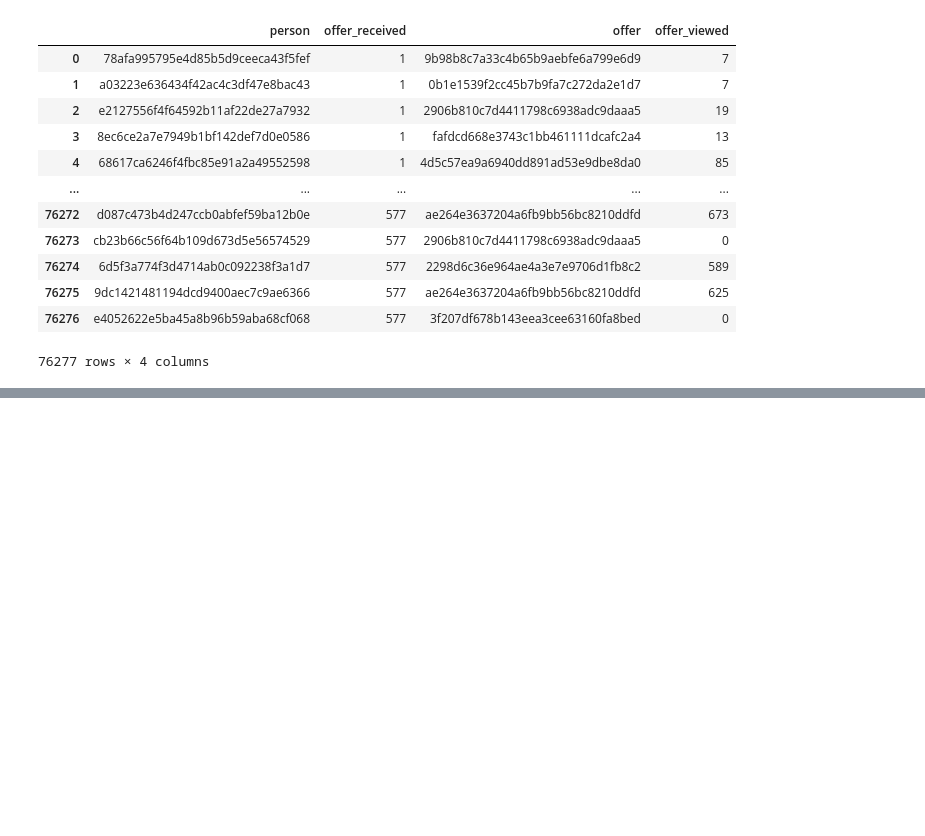
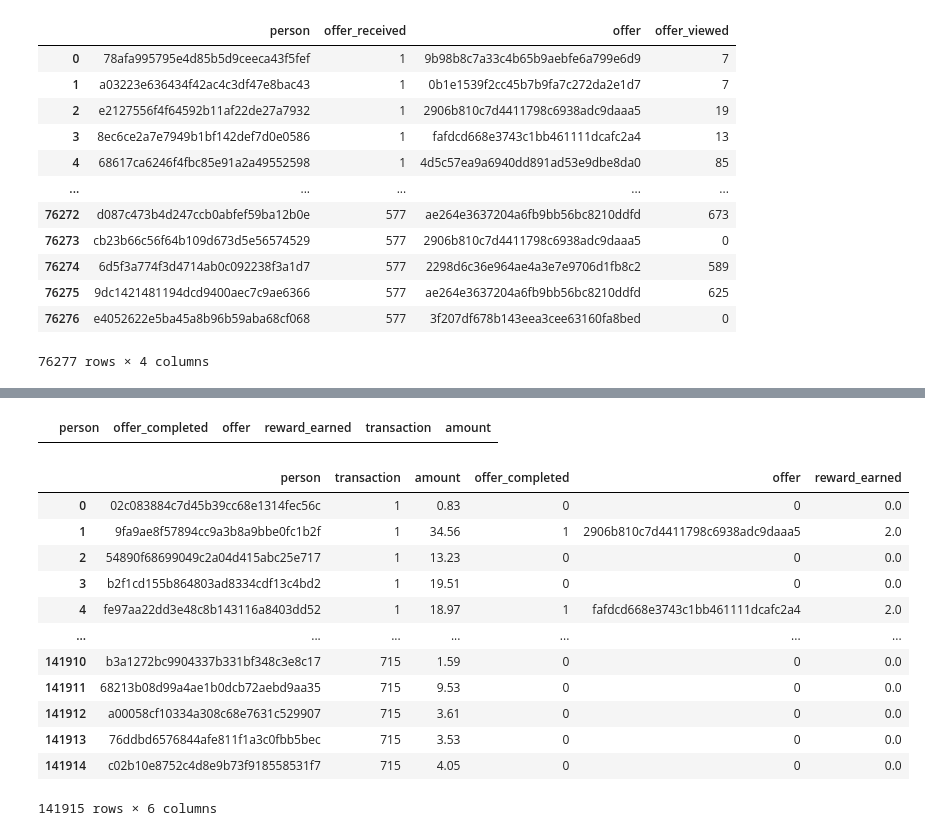
Before and after one commit to natashk/Starbucks-Capstone, a Jupyter notebook: Starbucks_Capstone_notebook.ipynb, the cells around one changed output, grey strips where cells are left out. Saved outputs shown, nothing was run; the diff lists cells and outputs as text; code cells hidden in the pictures; blank space fills up the shorter version.

```diff
--- a/Starbucks_Capstone_notebook.ipynb
+++ b/Starbucks_Capstone_notebook.ipynb
@@ -486,0 +539,3 @@ event_received_viewed_df
+# %%
+event_completed_df = event_completed_df.rename(columns={'time':'offer_completed'}).drop(columns=['event','amount'])
+event_completed_df
@@ -486,0 +578,3 @@ event_received_viewed_df
+# %%
+event_transaction_df = event_transaction_df.rename(columns={'time':'transaction'}).drop(columns=['event','offer','reward_earned'])
+event_transaction_df
@@ -486,0 +623,4 @@ event_received_viewed_df
+# %%
+event_transaction_completed_df = pd.merge_asof(event_completed_df, event_transaction_df, by=['person'], left_on=['offer_completed'], right_on=['transaction'])
+#event_transaction_completed_df['offer_viewed'] = event_received_viewed_df['offer_viewed'].astype(int)
+event_transaction_completed_df.sort_values(by=['person','offer_completed']).head(10)
@@ -486,0 +639,23 @@ event_received_viewed_df
+# %%
+event_transaction_completed_df[event_transaction_completed_df['offer_completed']!=event_transaction_completed_df['transaction']]
+# %% [output]
+|  | person | offer_completed | offer | reward_earned | transaction | amount |
+# %%
+event_transaction_completed_df = event_transaction_df.merge(event_transaction_completed_df, how='left', on=['person','transaction','amount'])
+event_transaction_completed_df['offer_completed'] = event_transaction_completed_df['offer_completed'].fillna(0).astype(int)
+event_transaction_completed_df[['offer','reward_earned']] = event_transaction_completed_df[['offer','reward_earned']].fillna(0)
+event_transaction_completed_df
+# %% [output]
+|  | person | transaction | amount | offer_completed | offer | reward_earned |
+| 0 | 02c083884c7d45b39cc68e1314fec56c | 1 | 0.83 | 0 | 0 | 0.0 |
+| 1 | 9fa9ae8f57894cc9a3b8a9bbe0fc1b2f | 1 | 34.56 | 1 | 2906b810c7d4411798c6938adc9daaa5 | 2.0 |
+| 2 | 54890f68699049c2a04d415abc25e717 | 1 | 13.23 | 0 | 0 | 0.0 |
+| 3 | b2f1cd155b864803ad8334cdf13c4bd2 | 1 | 19.51 | 0 | 0 | 0.0 |
+| 4 | fe97aa22dd3e48c8b143116a8403dd52 | 1 | 18.97 | 1 | fafdcd668e3743c1bb461111dcafc2a4 | 2.0 |
+| ... | ... | ... | ... | ... | ... | ... |
+| 141910 | b3a1272bc9904337b331bf348c3e8c17 | 715 | 1.59 | 0 | 0 | 0.0 |
+| 141911 | 68213b08d99a4ae1b0dcb72aebd9aa35 | 715 | 9.53 | 0 | 0 | 0.0 |
+| 141912 | a00058cf10334a308c68e7631c529907 | 715 | 3.61 | 0 | 0 | 0.0 |
+| 141913 | 76ddbd6576844afe811f1a3c0fbb5bec | 715 | 3.53 | 0 | 0 | 0.0 |
+| 141914 | c02b10e8752c4d8e9b73f918558531f7 | 715 | 4.05 | 0 | 0 | 0.0 |
+141915 rows × 6 columns
```
Also changed, not shown: parts of 29 cells of this notebook.
